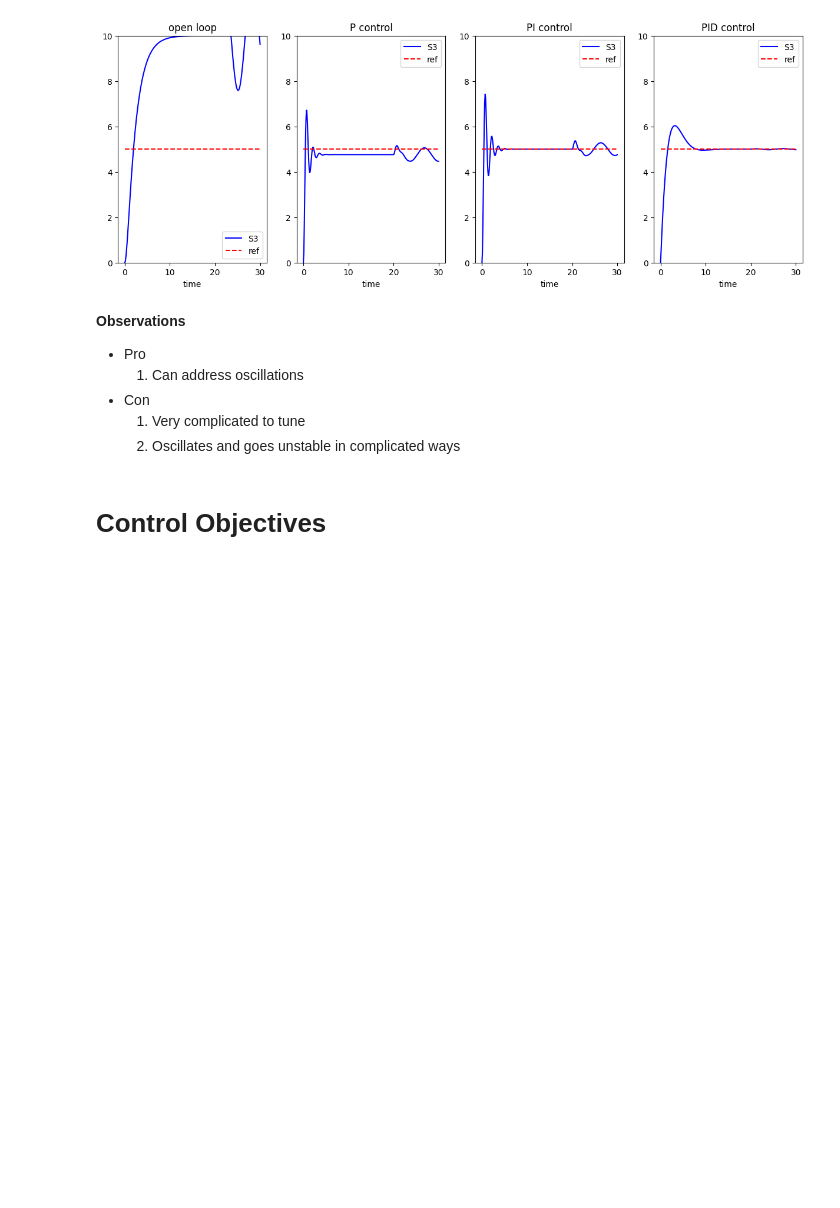
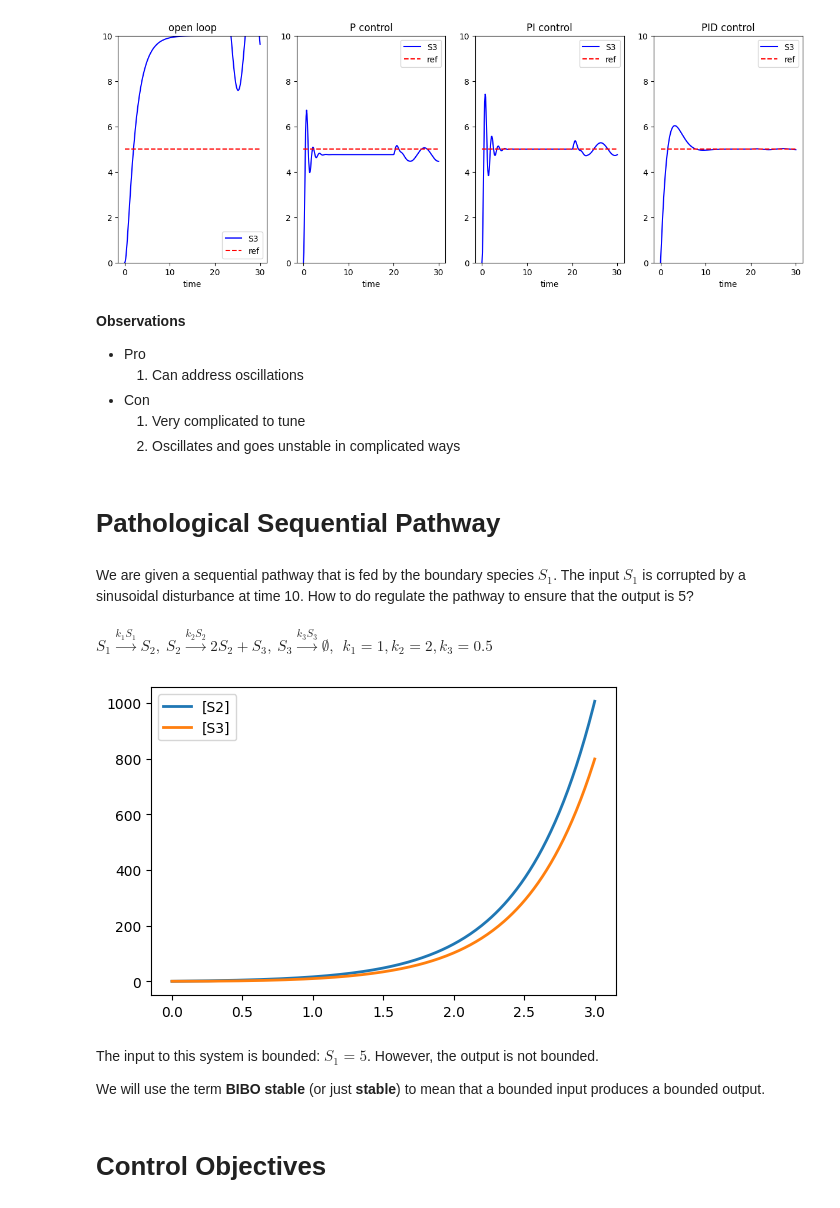
Before and after one commit to joseph-hellerstein/advanced-controls-lectures, a Jupyter notebook: short_class_lectures/Controller_Examples/designing_controllers.ipynb, the cells around one changed output. Saved outputs shown, nothing was run; the diff lists cells and outputs as text; code cells hidden in the pictures; blank space fills up the shorter version.

```diff
--- a/short_class_lectures/Controller_Examples/designing_controllers.ipynb
+++ b/short_class_lectures/Controller_Examples/designing_controllers.ipynb
@@ -263,6 +263,33 @@ plotRow([SEQUENTIAL_MODEL, PCONTROL_MODEL, PICONTROL_MODEL, PIDCONTROL_MODEL],
 * Con
     1. Very complicated to tune
     2. Oscillates and goes unstable in complicated ways
+# %% [markdown]
+# Pathological Sequential Pathway
+# %% [markdown]
+We are given a sequential pathway that is fed by the boundary species $S_1$. The input $S_1$ is corrupted by a sinusoidal disturbance at time 10. How to do regulate the pathway to ensure that the output is 5?
+# %% [markdown]
+$S_1 \xrightarrow{k_1 S_1} S_2,~  S_2 \xrightarrow{k_2 S_2} 2 S_2 + S_3,~ S_3 \xrightarrow{k_3 S_3} \emptyset,~~ k_1 = 1, k_2 =2, k_3=0.5$
+# %%
+PATHOLOGICAL_SEQUENTIAL_MODEL = f"""
+S1 -> S2; k1*S1
+S2 -> 2 S2 + S3; k2*S2
+S3 -> ; k3*S3
+k1 = 1
+k2 = 2
+k3 = 0.5
+delta = 0
+$S1 = 5
+"""
+rr = te.loada(PATHOLOGICAL_SEQUENTIAL_MODEL)
+rr.simulate(0, 3, 300)
+rr.plot()
+# %% [output]
+[figure, added]
+# %% [markdown]
+The input to this system is bounded: $S_1 = 5$.
+However, the output is not bounded.
+
+We will use the term **BIBO stable** (or just **stable**) to mean that a bounded input produces a bounded output.
 # %% [markdown]
 # Control Objectives
 # %% [markdown]
```
Also changed, not shown: 2 other files.
